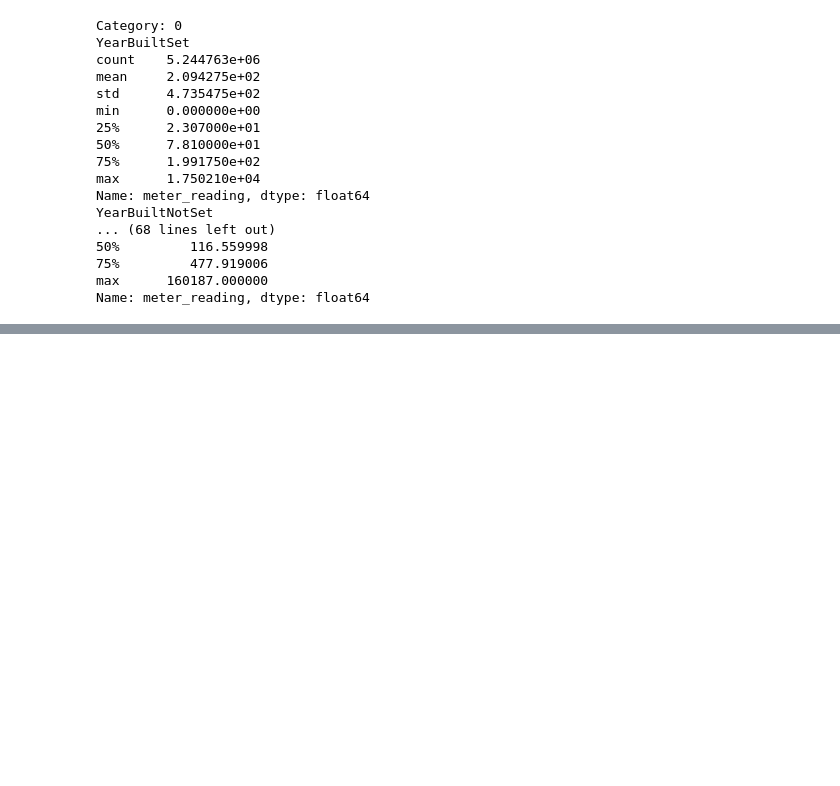
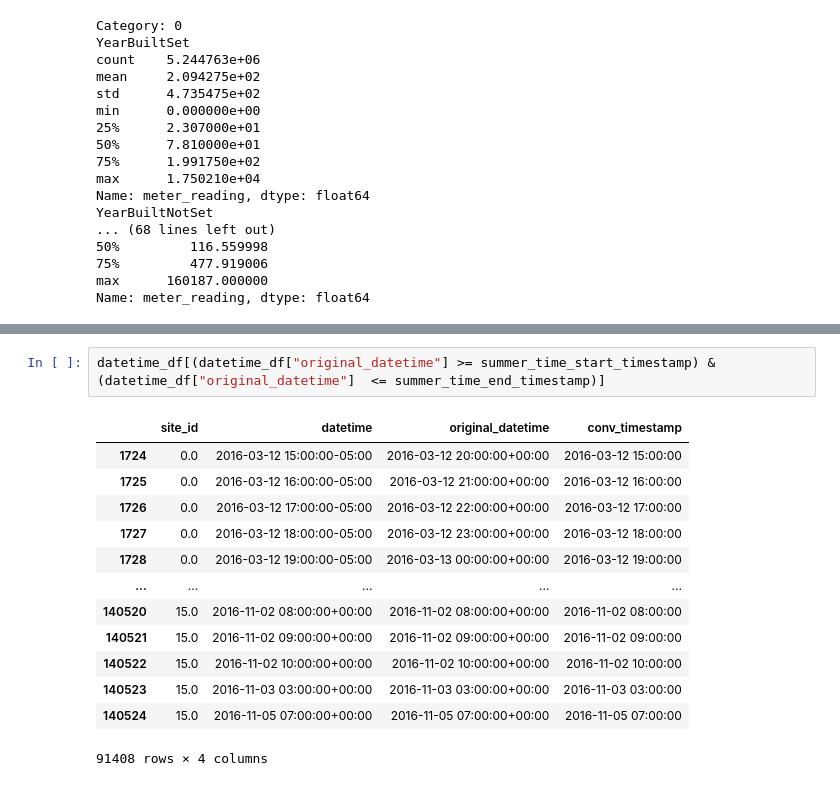
Before and after one commit to tmhrumt/ASHRAE---Great-Energy-Predictor-III, a Jupyter notebook: lightgbm.ipynb, the cells around one changed output, grey strips where cells are left out. Cells and saved outputs as stored; diff of their text form; blank space fills up the shorter version.

```diff
--- a/lightgbm.ipynb
+++ b/lightgbm.ipynb
@@ -665,0 +922,16 @@ tmp[0]
+# %%
+datetime_df[(datetime_df["original_datetime"] >= summer_time_start_timestamp) & (datetime_df["original_datetime"]  <= summer_time_end_timestamp)]
+# %% [output]
+|  | site_id | datetime | original_datetime | conv_timestamp |
+| 1724 | 0.0 | 2016-03-12 15:00:00-05:00 | 2016-03-12 20:00:00+00:00 | 2016-03-12 15:00:00 |
+| 1725 | 0.0 | 2016-03-12 16:00:00-05:00 | 2016-03-12 21:00:00+00:00 | 2016-03-12 16:00:00 |
+| 1726 | 0.0 | 2016-03-12 17:00:00-05:00 | 2016-03-12 22:00:00+00:00 | 2016-03-12 17:00:00 |
+| 1727 | 0.0 | 2016-03-12 18:00:00-05:00 | 2016-03-12 23:00:00+00:00 | 2016-03-12 18:00:00 |
+| 1728 | 0.0 | 2016-03-12 19:00:00-05:00 | 2016-03-13 00:00:00+00:00 | 2016-03-12 19:00:00 |
+| ... | ... | ... | ... | ... |
+| 140520 | 15.0 | 2016-11-02 08:00:00+00:00 | 2016-11-02 08:00:00+00:00 | 2016-11-02 08:00:00 |
+| 140521 | 15.0 | 2016-11-02 09:00:00+00:00 | 2016-11-02 09:00:00+00:00 | 2016-11-02 09:00:00 |
+| 140522 | 15.0 | 2016-11-02 10:00:00+00:00 | 2016-11-02 10:00:00+00:00 | 2016-11-02 10:00:00 |
+| 140523 | 15.0 | 2016-11-03 03:00:00+00:00 | 2016-11-03 03:00:00+00:00 | 2016-11-03 03:00:00 |
+| 140524 | 15.0 | 2016-11-05 07:00:00+00:00 | 2016-11-05 07:00:00+00:00 | 2016-11-05 07:00:00 |
+91408 rows × 4 columns
```
Also changed, not shown: parts of 22 cells of this notebook.
